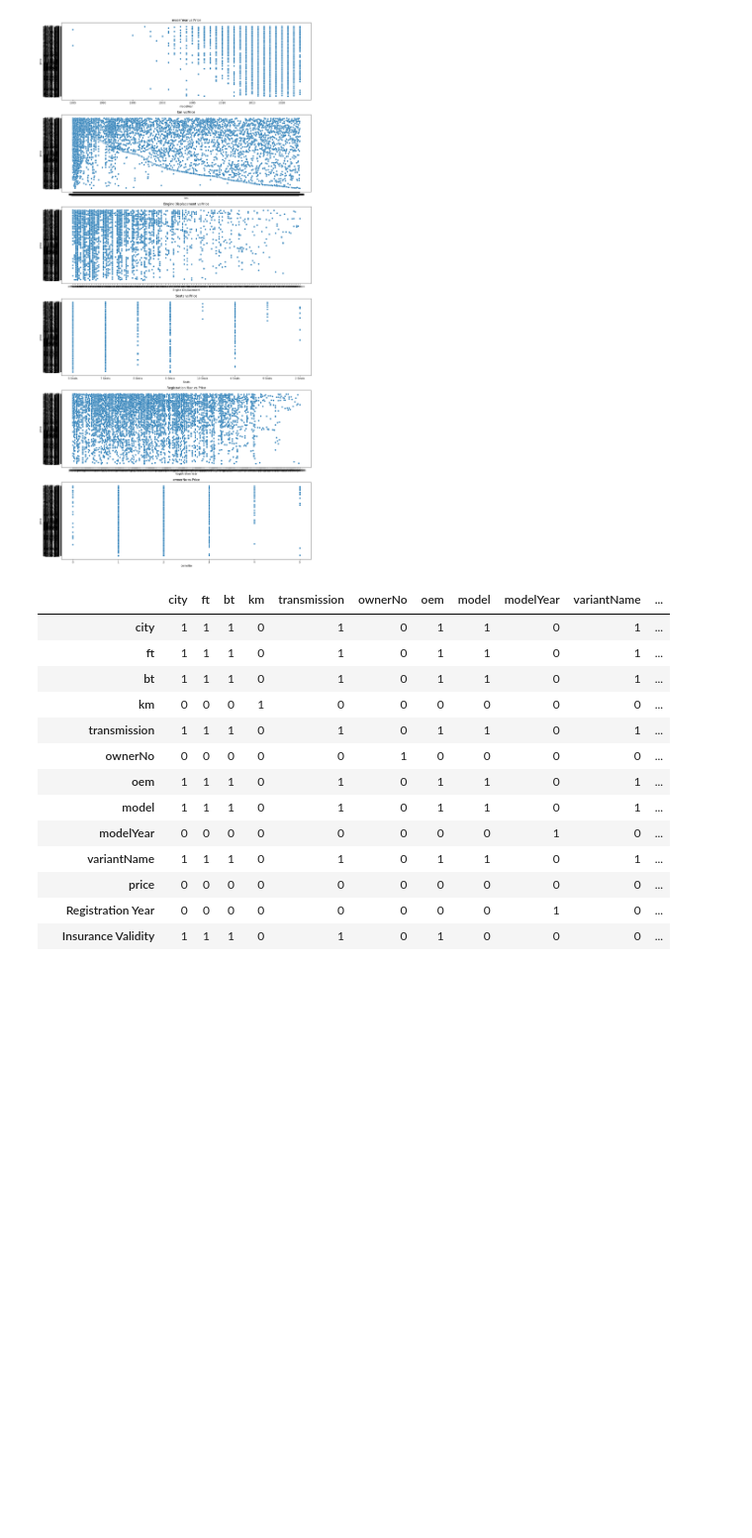
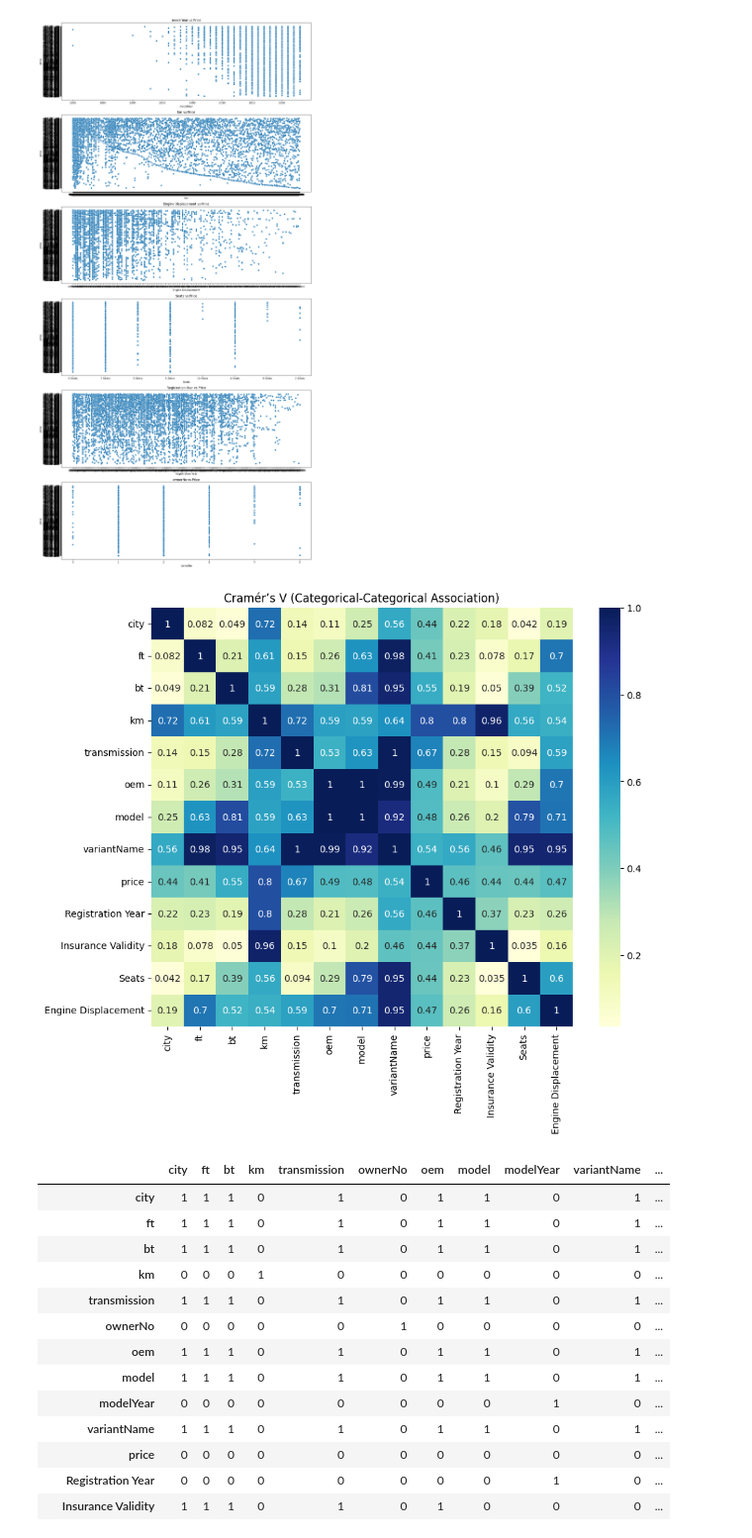
Before and after one commit to raju1207/CarDekho-Data-Prediction, a Jupyter notebook: Car_Resale_Price_Prediction.ipynb, the cells around one changed output. Shown at 99% size. Cells and saved outputs as stored; diff of their text form; code cells hidden in the pictures; blank space fills up the shorter version.

```diff
--- a/Car_Resale_Price_Prediction.ipynb
+++ b/Car_Resale_Price_Prediction.ipynb
@@ -265,6 +265,40 @@ dtype: int64
 [figure]
 [figure]
 [figure]
+# %%
+#Correlation with Categorical Features
+
+from sklearn.preprocessing import LabelEncoder
+import scipy.stats as stats
+import numpy as np
+
+def cramers_v(x, y):
+    confusion_matrix = pd.crosstab(x, y)
+    chi2 = stats.chi2_contingency(confusion_matrix)[0]
+    n = confusion_matrix.sum().sum()
+    phi2 = chi2 / n
+    r, k = confusion_matrix.shape
+    return np.sqrt(phi2 / min(k-1, r-1))
+
+categorical_cols = ml_df.select_dtypes(include='object').columns.tolist()
+cramer_matrix = pd.DataFrame(index=categorical_cols, columns=categorical_cols)
+
+for col1 in categorical_cols:
+    for col2 in categorical_cols:
+        if col1 == col2:
+            cramer_matrix.loc[col1, col2] = 1.0
+        else:
+            cramer_matrix.loc[col1, col2] = cramers_v(ml_df[col1], ml_df[col2])
+
+# Convert values to float and plot heatmap
+cramer_matrix = cramer_matrix.astype(float)
+
+plt.figure(figsize=(10, 8))
+sns.heatmap(cramer_matrix, annot=True, cmap="YlGnBu")
+plt.title("Cramér’s V (Categorical-Categorical Association)")
+plt.show()
+# %% [output]
+[figure, added]
 # %%
 # Clean and transform data
 ml_df["km"] = ml_df["km"].astype(str).str.replace(',', '').astype(int)
```
Also changed, not shown: parts of 1 cell of this notebook.
